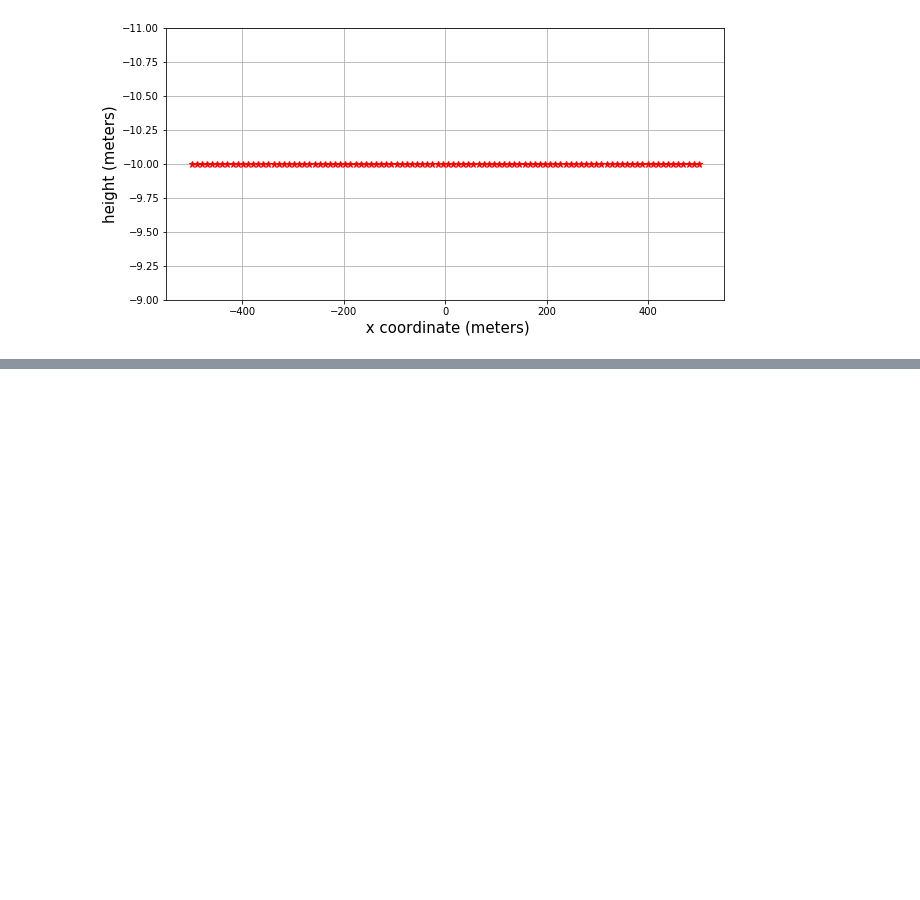
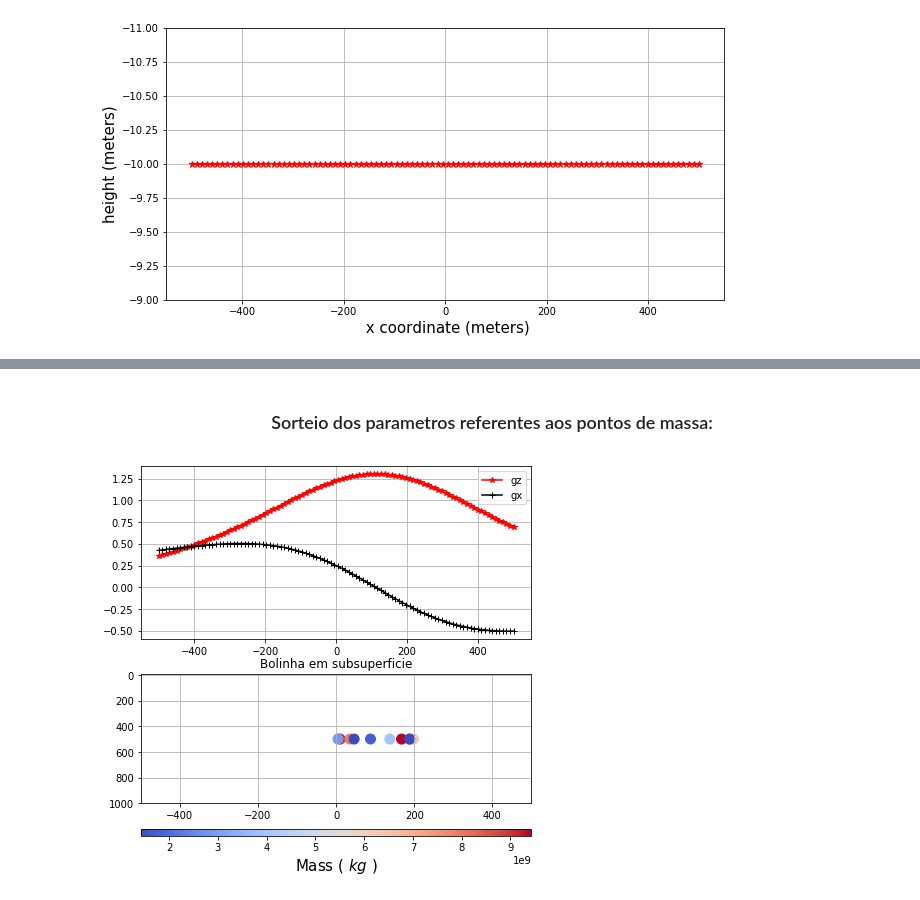
Before and after one commit to EdsonAlonso/EstagioCurricular, a Jupyter notebook: Sphere_grav.ipynb, the cells around one changed output, grey strips where cells are left out. Saved outputs shown, nothing was run; the diff lists cells and outputs as text; code cells hidden in the pictures; blank space fills up the shorter version.

Commit message:
sorting point masses in subsurface in Sphere_grav script. Need now define a graph from the point masses.

```diff
--- a/Sphere_grav.ipynb
+++ b/Sphere_grav.ipynb
@@ -64,0 +47,2 @@ for i,j in enumerate(sphere):
+# %% [markdown]
+### <center> Sorteio dos parametros referentes aos pontos de massa:<center>
@@ -65,7 +57,53 @@ for i,j in enumerate(sphere):
+# %%
+#--- Guardando as coordenadas e a massa para graficos:
+xs = np.zeros(npoints)
+zs = np.zeros(npoints)
+ms = np.zeros(npoints)
+
+# ----- Calculo do gz das fontes pontuais
+gz = 0
+for i,j in enumerate(sphere):
+   # print i,j
+    xs[i] = j[0]
+    zs[i] = j[1]
+    ms[i] = j[2]
+    gz += gz2D(x,z,sphere[i])
 # %%
 gx = 0
 for i,j in enumerate(sphere):
     gx += gx2D(x,z,sphere[i])
+# %%
+### plot data and the model #####
+plt.figure(figsize=(7,7) )
+plt.subplot(211)
+plt.plot(x,gz,'*-r', label='gz')
+plt.plot(x,gx,'+-k', label='gx')
+plt.legend()
+plt.grid()
+
+###--------##########################
+plt.subplot(212)
+p1 = plt.scatter(xs, zs, s=100.0, c=ms, cmap='coolwarm')
+cbar = plt.colorbar(p1, aspect = 60, fraction = 0.1, orientation="horizontal")
+cbar.set_label('Mass ( $ kg $ )',fontsize=15, rotation = 0)
+
+#plt.gcf().gca().add_artist(circle1)
+#plt.gcf().gca().add_artist(circle2)
+plt.title('Bolinha em subsuperficie')
+plt.grid()
+#plt.xlim( ((z[25])/2 - 1.5*(zmed+2*raio)/2, ((-z[25])/2) + 1.5*(zmed+2*raio)/2 ) )
+#plt.ylim( (z[25] , zmed + 2*raio) )
+
+plt.xlim( min(x), max(x) )
+plt.ylim( min(z), 1000.0 )
+
+plt.gca().invert_yaxis()
+#plt.savefig('TODO_023.pdf', dpi=300, transparet=True, bbox_inches='tight')
+#plt.colorbar()
+
+plt.show()
+# %% [output]
+[figure, added]
 # %%
 # calculo da componente vertical gz:
 #gz = np.zeros(50)
```
Also changed, not shown: parts of 5 cells of this notebook.
